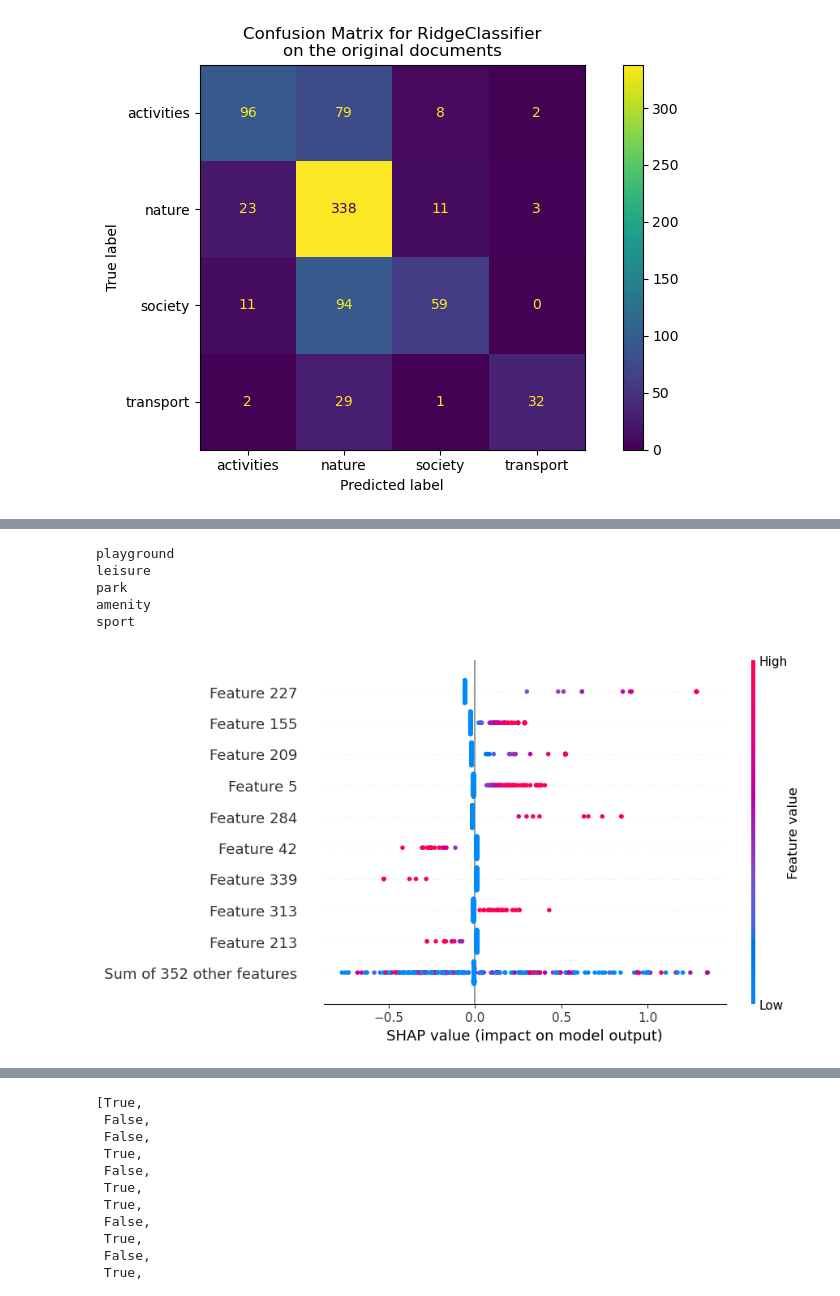
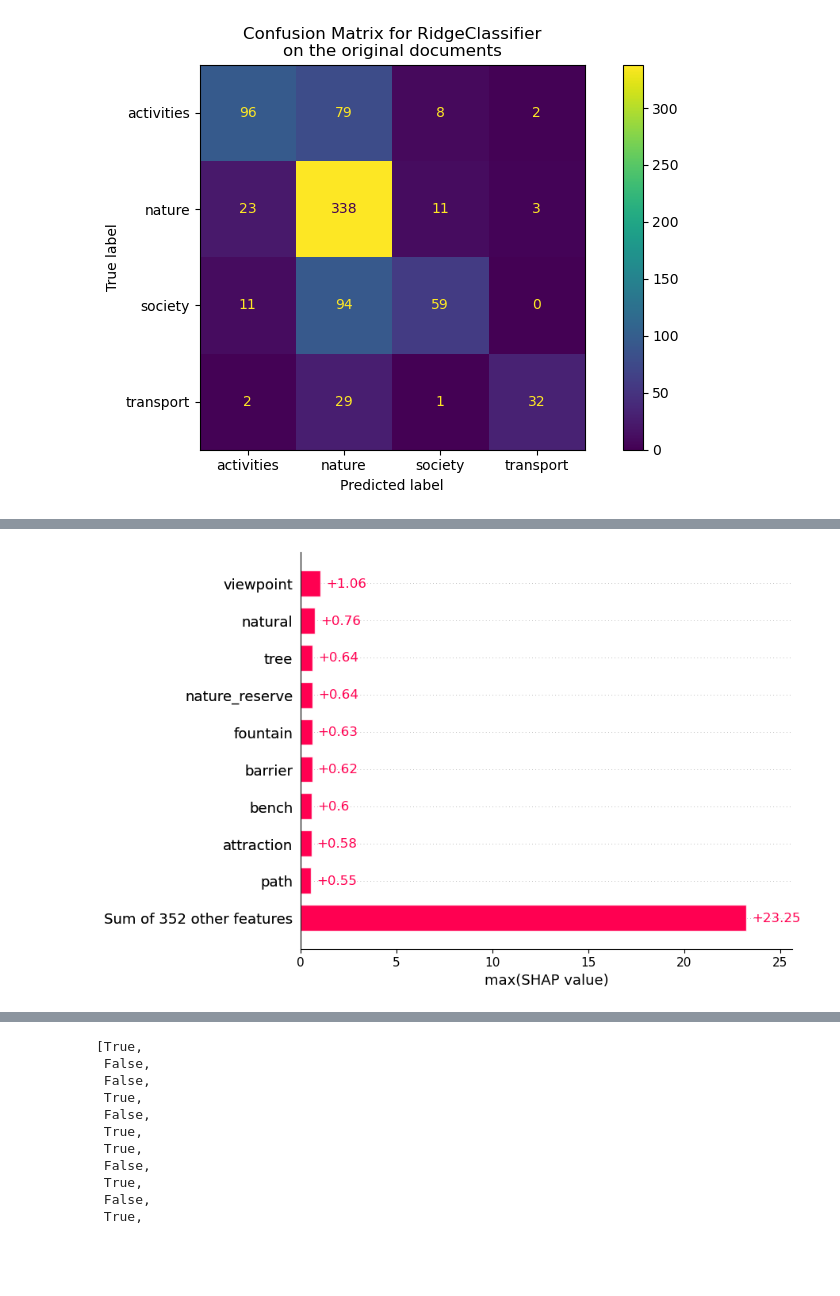
Before and after one commit to hamzeiehsan/leisure-walking-analysis, a Jupyter notebook: 4. final analysis.ipynb, the cells around one changed output, grey strips where cells are left out. Saved outputs shown, nothing was run; the diff lists cells and outputs as text; code cells hidden in the pictures; blank space fills up the shorter version.

Commit message:
add all features to shap visualization

```diff
--- a/4. final analysis.ipynb
+++ b/4. final analysis.ipynb
@@ -384,7 +384,8 @@ from sklearn.model_selection import train_test_split
 
 labelled_filtered_df = filtered_df[filtered_df['Class'] != 'unknown']
 
-target = labelled_filtered_df['Class']
+labelled_filtered_df['class_id'] = labelled_filtered_df['Class'].astype('category').cat.codes
+target = labelled_filtered_df['class_id']
 data = labelled_filtered_df['tags'].astype(str)
 
 data_train, data_test, target_train, target_test = train_test_split(data, target, test_size=0.2, random_state=432)
@@ -470,5 +479,5 @@ classification_report(target_test, pred, output_dict=True)
 # %%
 import shap
-explainer = shap.Explainer(clf, X_train)
-explanation = explainer(X_train[:500])
+explainer = shap.Explainer(clf, X_train, feature_names=feature_names, )
+explanation = explainer(X_train)
 # %%
@@ -478,16 +491,5 @@ explanation.shape  #
 # %%
-# 0 - activity
-print(feature_names[227]) # positve role
-print(feature_names[155]) # positve role
-print(feature_names[209]) # positve role
-print(feature_names[5]) # positve role
-print(feature_names[284]) # positve role
-shap.plots.beeswarm(explanation[:,:,0])
+shap.plots.bar(explanation[:, :, 1].max(0))
 # %% [output]
-playground
-leisure
-park
-amenity
-sport
-[figure, old version]
+[figure, new version]
 # %%
```
Also changed, not shown: parts of 20 cells of this notebook, 1 other file.
